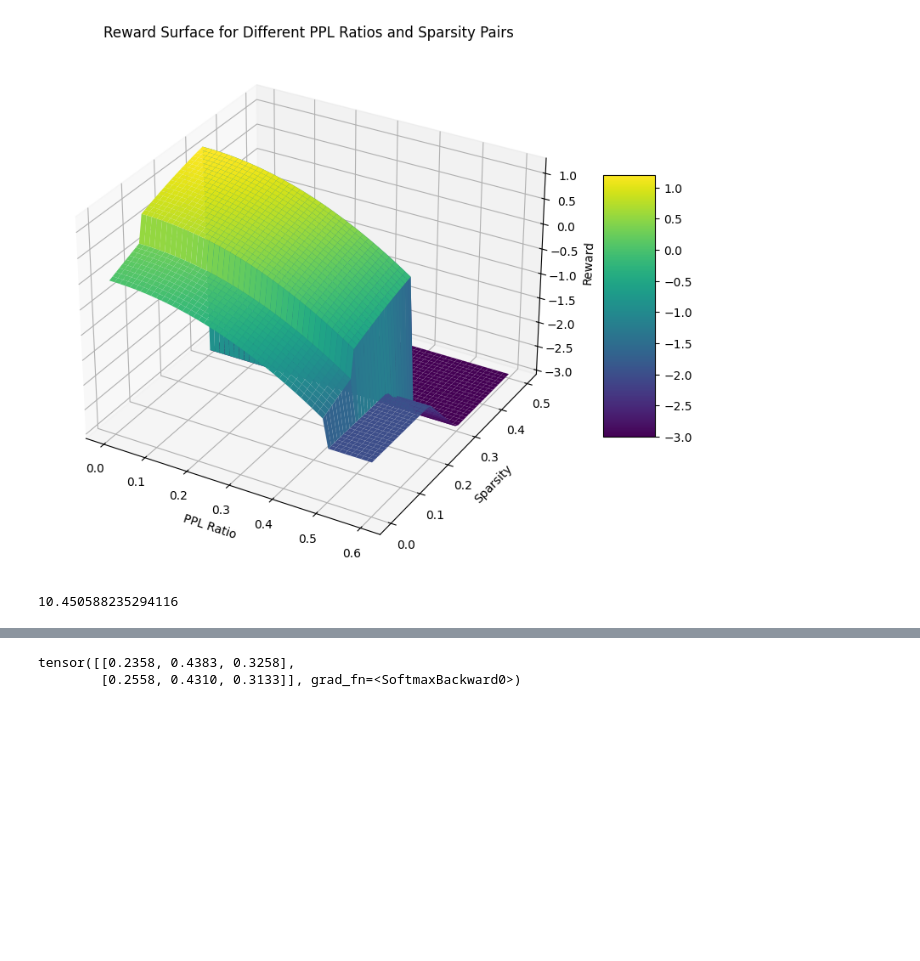
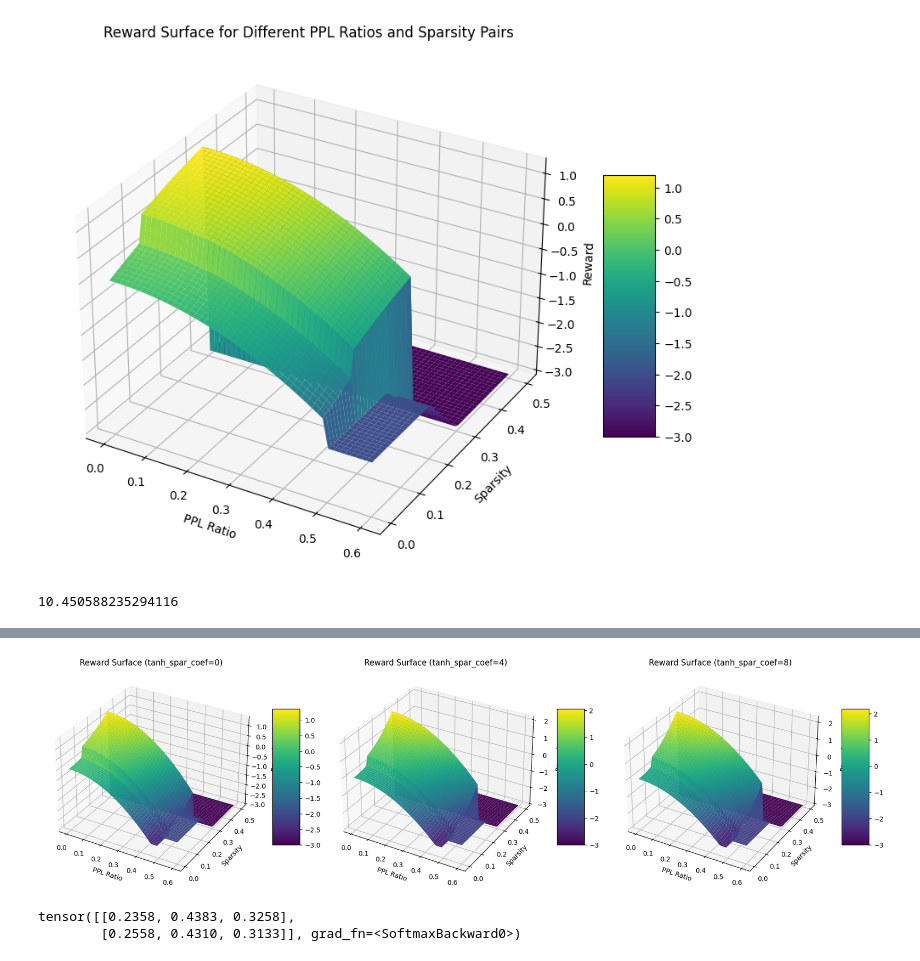
Before and after one commit to jakub-szafranski/rlp, a Jupyter notebook: aa.ipynb, the cells around one changed output, grey strips where cells are left out. Saved outputs shown, nothing was run; the diff lists cells and outputs as text; code cells hidden in the pictures; blank space fills up the shorter version.

```diff
--- a/aa.ipynb
+++ b/aa.ipynb
@@ -379,3 +379,80 @@ plt.show()
+# %%
+from mpl_toolkits.mplot3d import Axes3D
+
+def compute_reward(
+    pruned_perplexity: float,
+    baseline_perplexity: float,
+    sparsity: float,
+    tanh_spar_coef: float = 3.0
+) -> float:
+    """
+    Compute combined reward from perplexity and sparsity.
+
+    Args:
+        pruned_perplexity: Perplexity of pruned model.
+        baseline_perplexity: Perplexity of unpruned model.
+        sparsity: Fraction of neurons pruned (0-1), from PrunableLLM.sparsity.
+        tanh_spar_coef: Coefficient for tanh in sparsity reward.
+
+    Returns:
+        reward: Float in [-1, 1].
+    """
+    max_ppl_ratio = 0.5 # Cap ratio to avoid extreme penalties
+    max_sparsity = 0.3   # Cap sparsity for reward scaling
+
+    min_sparsity = 0.1  # Minimum sparsity to get bonus
+    sparsity_bonus = 0.5  # Small bonus for any pruning
+
+    ppl_ratio = (pruned_perplexity - baseline_perplexity) / baseline_perplexity
+    ppl_ratio = np.clip(ppl_ratio, 0, 1)
+    ppl_reward = -6 * ppl_ratio**2
+
+    if ppl_ratio >= max_ppl_ratio or sparsity >= max_sparsity:
+        return np.clip(-(10.0 * sparsity), -3, -2)
+
+    sparsity_reward = (1 + np.tanh(3 * sparsity)) * 10 * sparsity**2
+
+
+    reward = 2 * ppl_reward + sparsity_reward
+    reward += sparsity_bonus if sparsity >= min_sparsity else 0.0
+    return np.clip(float(reward), -2.5, 2.5)
+
+baseline_ppl = 10.0
+for ppl_ratio in [0.0, 0.1, 0.2, 0.3, 0.4, 0.5, 0.6]:
+    for sparsity in np.linspace(0.0, 0.5, 50):
+        pruned_ppl = baseline_ppl * (1 + ppl_ratio)
+        reward = compute_reward(pruned_ppl, baseline_ppl, sparsity)
+        # print(f"PPL Ratio: {ppl_ratio:.2f}, Sparsity: {sparsity:.2f} => Reward: {reward:.3f}")
+
+# Plotting the reward surface for different tanh_spar_coef values
+import matplotlib.pyplot as plt
+
+ppl_ratios = np.linspace(0.0, 0.6, 50)
+sparsities = np.linspace(0.0, 0.5, 50)
+PR, SP = np.meshgrid(ppl_ratios, sparsities)
+
+coefs = [0, 4, 8]
+fig, axes = plt.subplots(1, 3, figsize=(18, 6), subplot_kw={'projection': '3d'})
+
+for idx, coef in enumerate(coefs):
+    rewards = np.zeros_like(PR)
+    for i in range(PR.shape[0]):
+        for j in range(PR.shape[1]):
+            pruned_ppl = baseline_ppl * (1 + PR[i, j])
+            rewards[i, j] = compute_reward(pruned_ppl, baseline_ppl, SP[i, j], tanh_spar_coef=coef)
+
+    ax = axes[idx]
+    surf = ax.plot_surface(PR, SP, rewards, cmap='viridis', edgecolor='none')
+    ax.set_xlabel('PPL Ratio')
+    ax.set_ylabel('Sparsity')
+    ax.set_zlabel('Reward')
+    ax.set_title(f'Reward Surface (tanh_spar_coef={coef})')
+    fig.colorbar(surf, ax=ax, shrink=0.5, aspect=5)
+
+plt.tight_layout()
+plt.show()
+# %% [output]
+[figure, added]
 # %%
 import torch
 import torch.nn as nn
```
Also changed, not shown: parts of 1 cell of this notebook, 2 other files.
